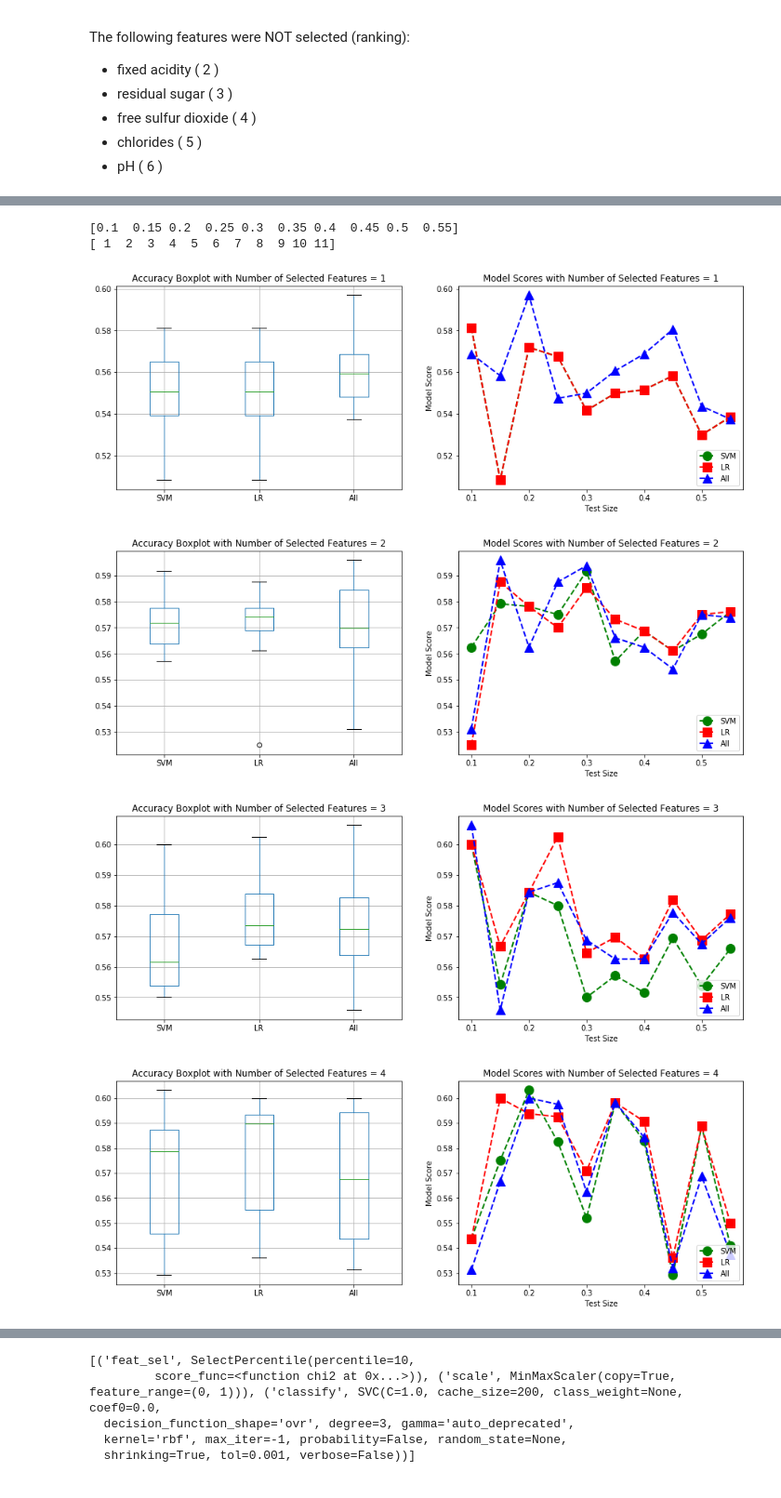
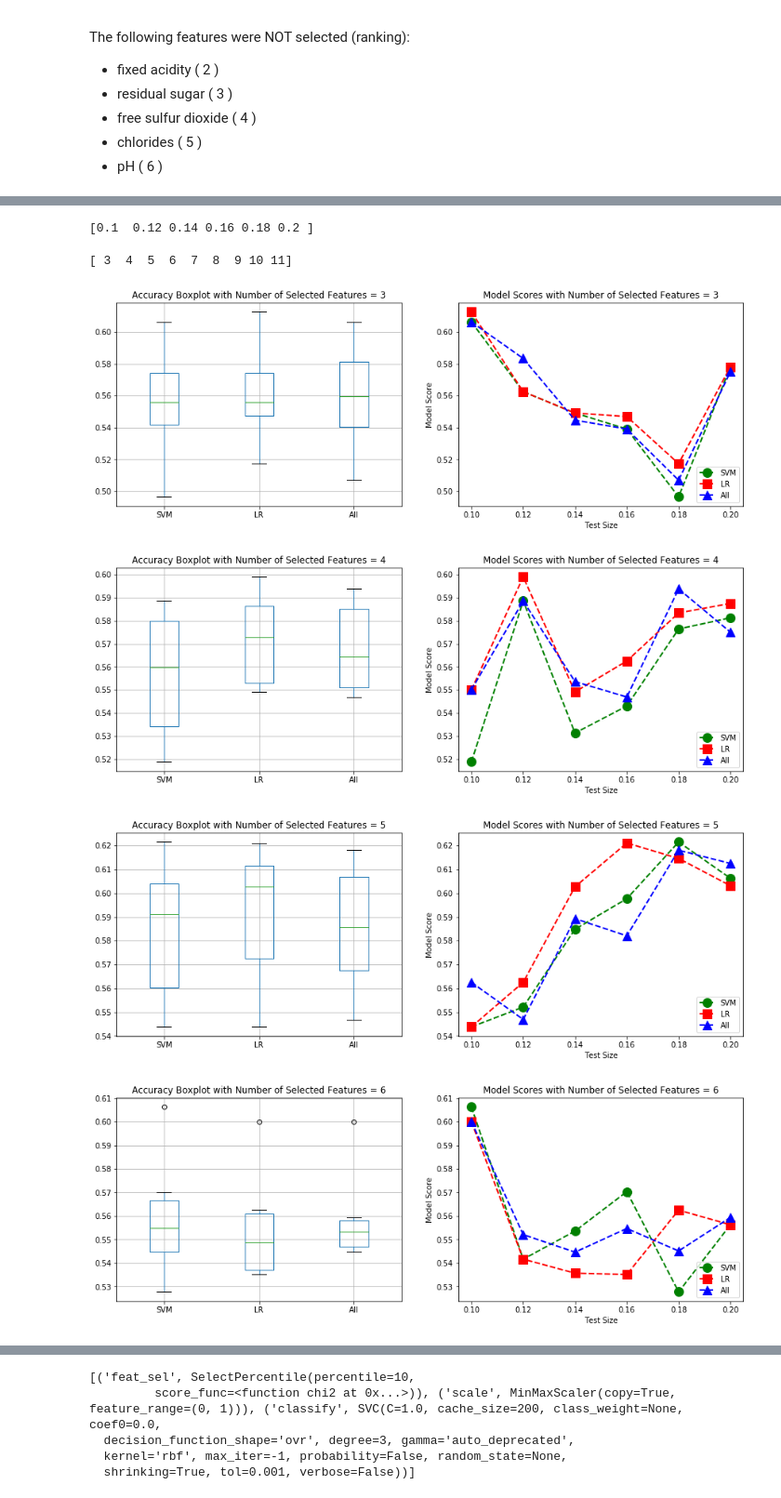
Before and after one commit to vipulpopat/MSCAI_Sem1_Etivity5, a Jupyter notebook: Etivity5_Feature_Selection_9939245.ipynb, the cells around one changed output, grey strips where cells are left out. Shown: that part at 93% size. Drawn from its saved outputs; the diff is of its cells as text; code cells hidden in the pictures.

```diff
--- a/Etivity5_Feature_Selection_9939245.ipynb
+++ b/Etivity5_Feature_Selection_9939245.ipynb
@@ -177,10 +192,10 @@ Name: quality, dtype: int64
 # predictor attributes
 predictors = t1_df.drop(target_attribute_name, axis=1).values
 
-# scale all predictor values to the range [0, 1]
-# note the target attribute is already binary
-min_max_scaler = preprocessing.MinMaxScaler()
-predictors = min_max_scaler.fit_transform(predictors)
+# # scale all predictor values to the range [0, 1]
+# # note the target attribute is already binary
+# min_max_scaler = preprocessing.MinMaxScaler()
+# predictors = min_max_scaler.fit_transform(predictors)
 # %% [markdown]
 Split the data set into a training (80%) and test (20%) data sets.
 # %%
@@ -190,3 +207,11 @@ predictors_train, predictors_test, target_train, target_test = train_test_split(
+# %%
+min_max_scaler = preprocessing.MinMaxScaler()
+
+# Fit and Transform the training set
+predictors_train = min_max_scaler.fit_transform(predictors_train)
+
+# Transform the test set
+predictors_test = min_max_scaler.transform(predictors_test)
 # %% [markdown]
 ## B. Feature Selection
 # %%
@@ -356,14 +383,21 @@ The following features were NOT selected  (ranking):
+# %%
+# Create an array with a range of train/test split sizes
+# The range is from 0.1 to 0.2 which gives a test size from 10% to 20%
+
+# Test Split Sizes
+split_increment = 0.02
+splits = np.arange(0.1,0.2+split_increment,split_increment)
+print(splits)
+# %% [output]
+[0.1  0.12 0.14 0.16 0.18 0.2 ]
 # %%
-# Test Split Sizes
-splits = np.arange(0.1,0.6,0.05)
-print(splits)
+# Create an array to control the number of features that are to be selected in the loop
 
 # Number of Features to be selected
-nfeatures = np.arange(1,12,1)
+nfeatures = np.arange(3,12,1)
 print(nfeatures)
 # %% [output]
-[0.1  0.15 0.2  0.25 0.3  0.35 0.4  0.45 0.5  0.55]
-[ 1  2  3  4  5  6  7  8  9 10 11]
+[ 3  4  5  6  7  8  9 10 11]
 # %%
 # Use these arrays to store the mean scores of each model across all number of selected features
 model1_mean_scores = []
@@ -387,6 +421,15 @@ for n in range(len(nfeatures)):
         # pepare independent stratified data sets for training and test of the final model
         t2_predictors_train, t2_predictors_test, t2_target_train, t2_target_test = train_test_split(
             predictors, target, test_size=splits[i], shuffle=True, stratify=target)
+
+        # Scale the data
+        t2_min_max_scaler = preprocessing.MinMaxScaler()
+
+        # Fit and Transform the training set
+        t2_predictors_train = t2_min_max_scaler.fit_transform(t2_predictors_train)
+
+        # Transform the test set
+        t2_predictors_test = t2_min_max_scaler.transform(t2_predictors_test)
 
         # create a base classifier used to evaluate a subset of attributes
         estimatorSVM = svm.SVR(kernel="linear")
@@ -417,34 +460,36 @@ for n in range(len(nfeatures)):
 
         model3 = classifier.fit(t2_predictors_train, t2_target_train)
         model3_scores.append(model3.score(t2_predictors_test, t2_target_test))
         model3_sum_scores += model3.score(t2_predictors_test, t2_target_test)
 
     # Compare the statistics of the accuracies across all cross-validation folds
     accuracies_df = pd.DataFrame(data={'SVM' : model1_scores, 'LR' : model2_scores, 'All' : model3_scores})
 
     plt.subplots(1, 2, figsize=(15, 5))
 
+    # Print a box plot of the accuracies
     plt.subplot(1,2,1)
     bp = accuracies_df.boxplot()
     plt.title('Accuracy Boxplot with Number of Selected Features = ' + str(nfeatures[n]))
 
+    # Print the model score vs the test size
     plt.subplot(1,2,2)
     plt.plot(splits, model1_scores, color='green', marker='o', linestyle='dashed', linewidth=2, markersize=12, label='SVM')
     plt.plot(splits, model2_scores, color='red', marker='s', linestyle='dashed', linewidth=2, markersize=12, label='LR')
     plt.plot(splits, model3_scores, color='blue', marker='^', linestyle='dashed', linewidth=2, markersize=12, label='All')
     plt.title('Model Scores with Number of Selected Features = ' + str(nfeatures[n]))
     plt.xlabel('Test Size')
     plt.ylabel('Model Score')
     plt.legend(loc="lower right")
 
     plt.show()
 
     # Calculate mean score for each model for given value of selected features
     model1_mean_scores.append(model1_sum_scores/len(splits))
     model2_mean_scores.append(model2_sum_scores/len(splits))
     model3_mean_scores.append(model3_sum_scores/len(splits))
 # %% [output]
-[figure, old version]
+[figure, new version]
-[figure, old version]
+[figure, new version]
-[figure, old version]
+[figure, new version]
-[figure, old version]
+[figure, new version]
```
Also changed, not shown: parts of 32 cells of this notebook.
